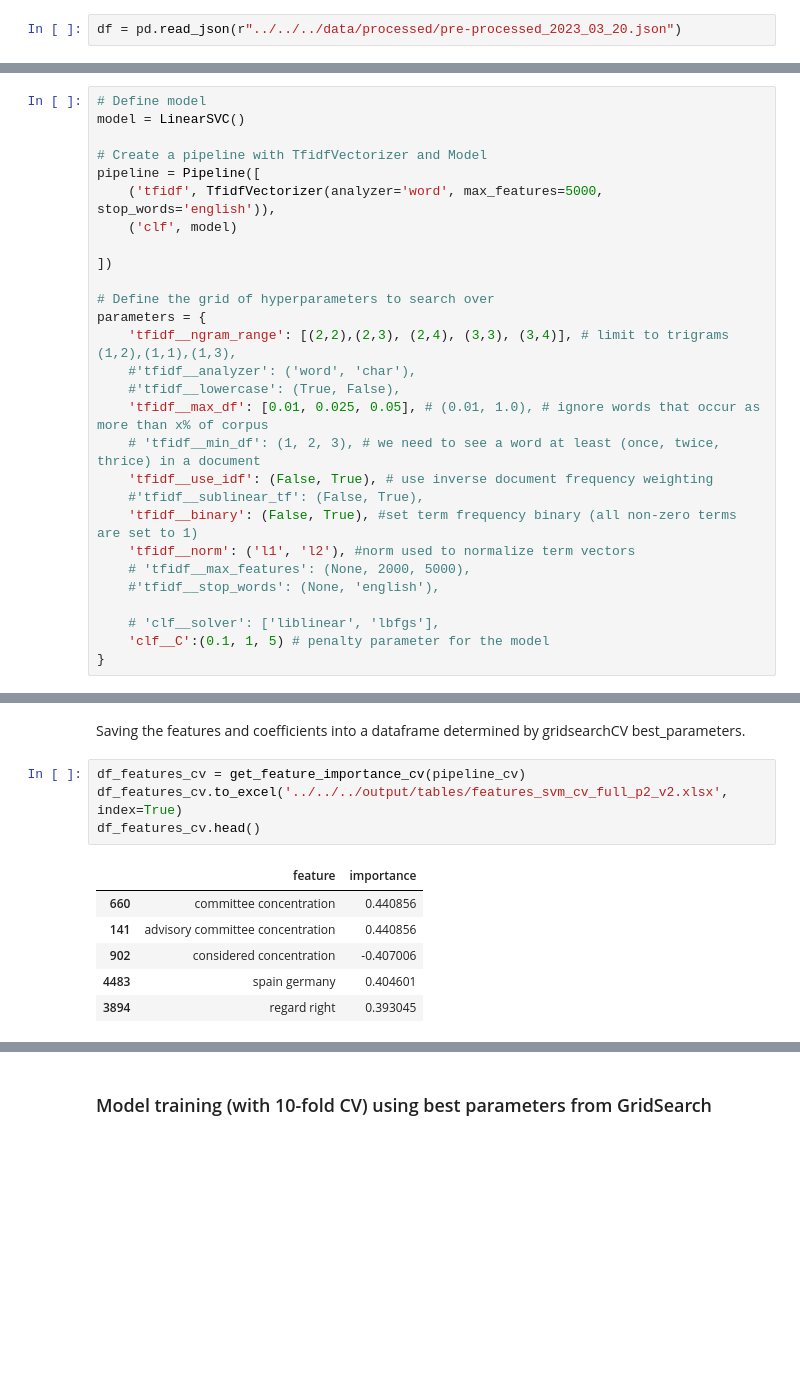
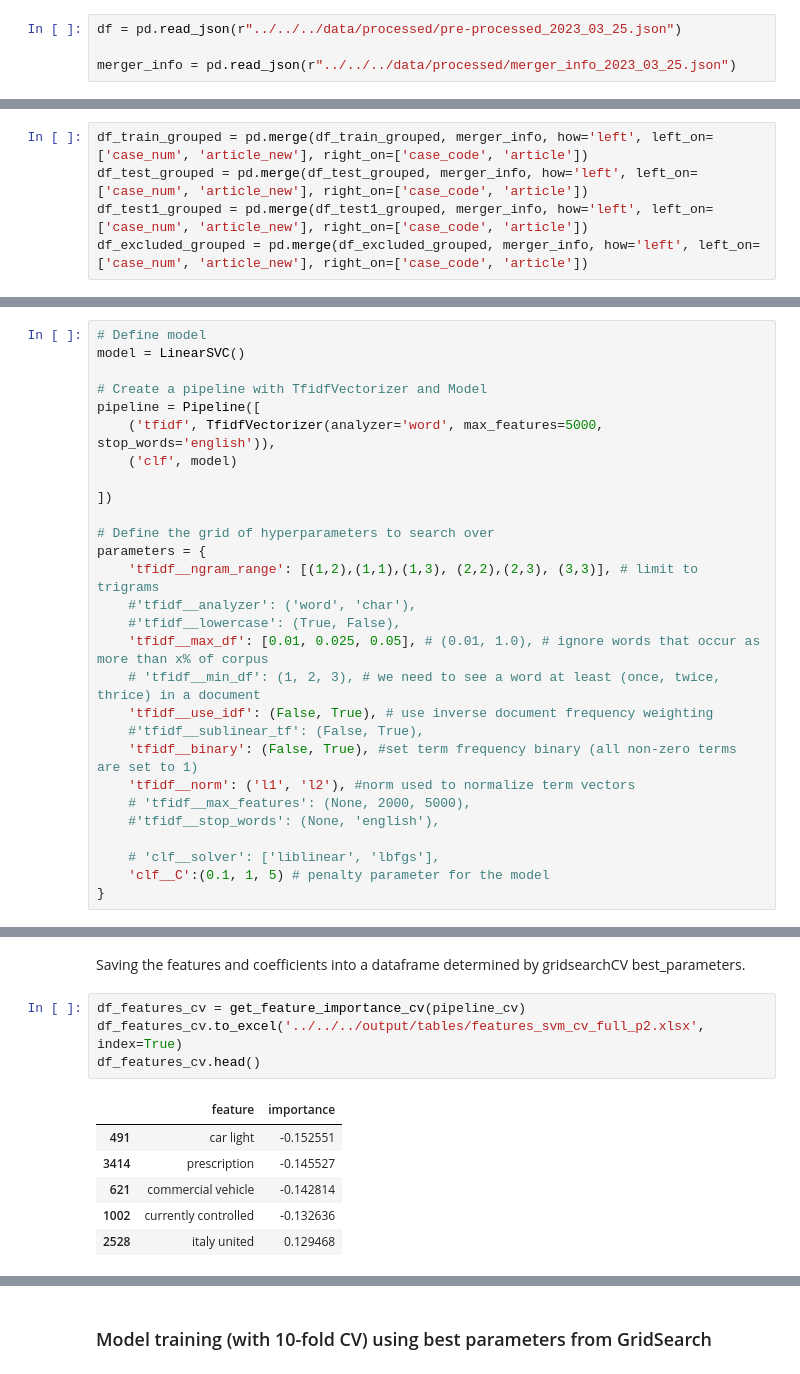
Before and after one commit to adellegia/predicting-merger-decision-outcomes, a Jupyter notebook: src/python/notebook/model_svm_p2.ipynb, the cells around one changed output, grey strips where cells are left out. Saved outputs shown, nothing was run; the diff lists cells and outputs as text; blank space fills up the shorter version.

```diff
--- a/src/python/notebook/model_svm_p2.ipynb
+++ b/src/python/notebook/model_svm_p2.ipynb
@@ -44,7 +45,9 @@ get_feature_importance_cv, get_feature_importance, get_feature_importance10
 # %% [markdown]
 ### Load data
 # %%
-df = pd.read_json(r"../../../data/processed/pre-processed_2023_03_20.json")
+df = pd.read_json(r"../../../data/processed/pre-processed_2023_03_25.json")
+
+merger_info = pd.read_json(r"../../../data/processed/merger_info_2023_03_25.json")
 # %% [markdown]
 ### Balance data and split to train and test set
 # %%
@@ -79,3 +99,8 @@ Grouping df_excluded by case_num with len: 1386
+# %%
+df_train_grouped = pd.merge(df_train_grouped, merger_info, how='left', left_on=['case_num', 'article_new'], right_on=['case_code', 'article'])
+df_test_grouped = pd.merge(df_test_grouped, merger_info, how='left', left_on=['case_num', 'article_new'], right_on=['case_code', 'article'])
+df_test1_grouped = pd.merge(df_test1_grouped, merger_info, how='left', left_on=['case_num', 'article_new'], right_on=['case_code', 'article'])
+df_excluded_grouped = pd.merge(df_excluded_grouped, merger_info, how='left', left_on=['case_num', 'article_new'], right_on=['case_code', 'article'])
 # %%
 X_train, y_train, X_test, y_test, X_test1, y_test1, X_test2, y_test2 = create_feature_label(df_train_grouped, df_test_grouped, df_test1_grouped, df_excluded_grouped)
 # %% [markdown]
@@ -93,7 +118,7 @@ pipeline = Pipeline([
 
 # Define the grid of hyperparameters to search over
 parameters = {
-    'tfidf__ngram_range': [(2,2),(2,3), (2,4), (3,3), (3,4)], # limit to trigrams (1,2),(1,1),(1,3),
+    'tfidf__ngram_range': [(1,2),(1,1),(1,3), (2,2),(2,3), (3,3)], # limit to trigrams
     #'tfidf__analyzer': ('word', 'char'),
     #'tfidf__lowercase': (True, False),
     'tfidf__max_df': [0.01, 0.025, 0.05], # (0.01, 1.0), # ignore words that occur as more than x% of corpus
@@ -147,15 +205,15 @@ weighted avg       0.92      0.92      0.92       157
 Saving the features and coefficients into a dataframe determined by gridsearchCV best_parameters.
 # %%
 df_features_cv = get_feature_importance_cv(pipeline_cv)
-df_features_cv.to_excel('../../../output/tables/features_svm_cv_full_p2_v2.xlsx', index=True)
+df_features_cv.to_excel('../../../output/tables/features_svm_cv_full_p2.xlsx', index=True)
 df_features_cv.head()
 # %% [output]
 |  | feature | importance |
-| 660 | committee concentration | 0.440856 |
-| 141 | advisory committee concentration | 0.440856 |
-| 902 | considered concentration | -0.407006 |
-| 4483 | spain germany | 0.404601 |
-| 3894 | regard right | 0.393045 |
+| 491 | car light | -0.152551 |
+| 3414 | prescription | -0.145527 |
+| 621 | commercial vehicle | -0.142814 |
+| 1002 | currently controlled | -0.132636 |
+| 2528 | italy united | 0.129468 |
 # %%
 y_predict_cv_test = fit_best_model_test(X_test, y_test, pipeline_cv)
 # %% [output]
```
Also changed, not shown: parts of 36 cells of this notebook, 2 other files.
